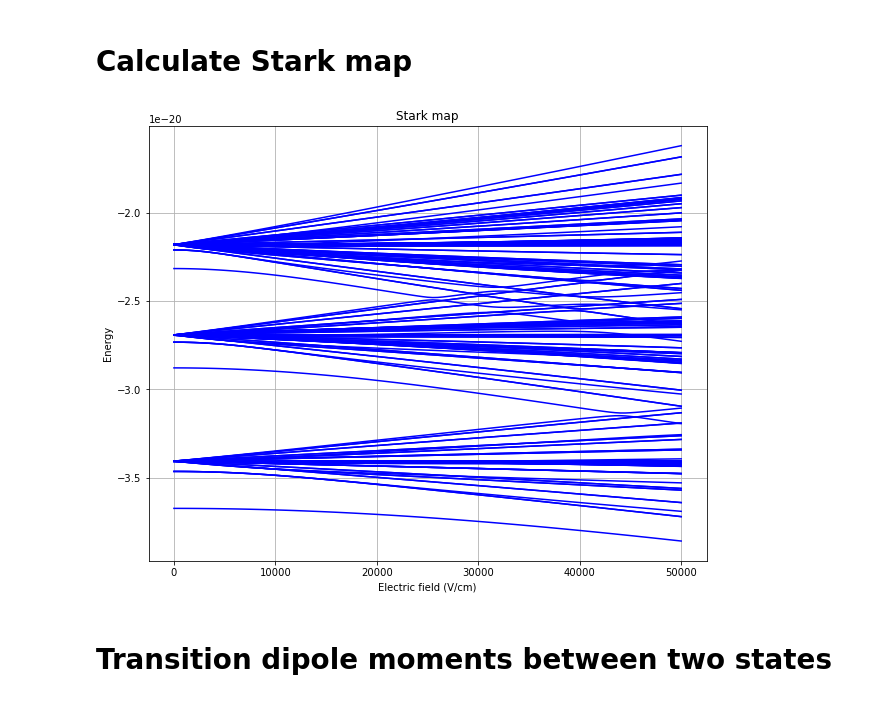
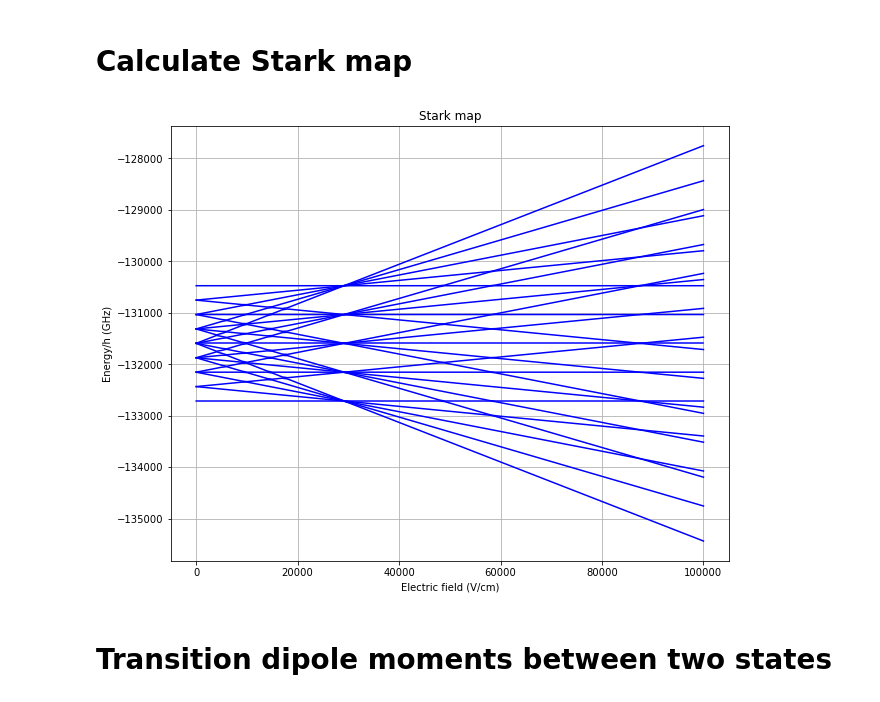
Before and after one commit to aa-morgan/Rydberg_helium_Stark, a Jupyter notebook: notebooks/Transition dipole moments - crossed fields.ipynb, the cells around one changed output. Saved outputs shown, nothing was run; the diff lists cells and outputs as text; code cells hidden in the pictures.

```diff
--- a/notebooks/Transition dipole moments - crossed fields.ipynb
+++ b/notebooks/Transition dipole moments - crossed fields.ipynb
@@ -20,29 +20,32 @@ scl = c*10**-9 * En_h /(h * c);
 # %%
 # In an electric field (with B=0)
 # quantum numbers
-nmin = 8
-nmax = 10
+nmin = 5
+nmax = 5
 S = 1
 n_vals, L_vals, m_vals = get_nlm_vals(nmin, nmax)
 J_vals = get_J_vals(S, L_vals, 1)
 # quantum defects
-neff = n_vals - get_qd(S, n_vals, L_vals, J_vals)
+neff = n_vals #- get_qd(S, n_vals, L_vals, J_vals)
 # energy levels
-En = W_n(S, n_vals, L_vals, J_vals)
+En = En_0(neff) #W_n(S, n_vals, L_vals, J_vals)
 # field-free Hamiltonian
 H_0 = np.diag(En)
 # find the off-diagonal terms of the Stark interaction matrix
-mat_S = stark_matrix(n_vals, neff, L_vals, m_vals, field_orientation='crossed')
+mat_S_cros = stark_matrix(n_vals, neff, L_vals, m_vals, field_orientation='crossed')
+mat_S_para = stark_matrix(n_vals, neff, L_vals, m_vals, field_orientation='parallel')
+field_angle = 0#np.pi/2
+mat_S = np.cos(field_angle) * mat_S_para + np.sin(field_angle) * mat_S_cros
 mat_S_transition = []
 mat_S_transition.append( stark_matrix(n_vals, neff, L_vals, m_vals, field_orientation='parallel', dm_allow=[0]) )
 mat_S_transition.append( stark_matrix(n_vals, neff, L_vals, m_vals, field_orientation='parallel', dm_allow=[+1]) )
 mat_S_transition.append( stark_matrix(n_vals, neff, L_vals, m_vals, field_orientation='parallel', dm_allow=[-1]) )
 # %%
 # specify the electric field
-field = np.linspace(0.00, 0.5*10**5, 101) # V /cm
+field = np.linspace(0.00, 10**5, 101) # V /cm
 field_au = field * 100 / (En_h_He/(e*a_0_He))
 # specify the magnetic field (in Telsa)
-B_z = 1.6154E-3
+B_z = 2*10**1#1.6154E-3
 # (in atomic units)
 B_z_au = B_z / (hbar/(e*a_0_He**2))
 # Zeeman interaction Hamiltonian
@@ -51,13 +54,13 @@ H_Z = np.diag(E_zeeman(m_vals, B_z_au))
 eig_vals, eig_vecs = stark_map_vec(H_0, mat_S, field_au, H_Z=H_Z)
 # %%
 plt.figure(figsize=(10,8))
-plt.plot(field, eig_vals*En_h, 'b')
+plt.plot(field, eig_vals*scl, 'b')
 plt.xlabel('Electric field (V/cm)')
-plt.ylabel('Energy')
+plt.ylabel('Energy/h (GHz)')
 plt.title('Stark map')
 plt.grid()
 # %% [output]
-[figure, old version]
+[figure, new version]
 # %% [markdown]
 # Transition dipole moments between two states
 # %%
```
Also changed, not shown: 2 other files.
